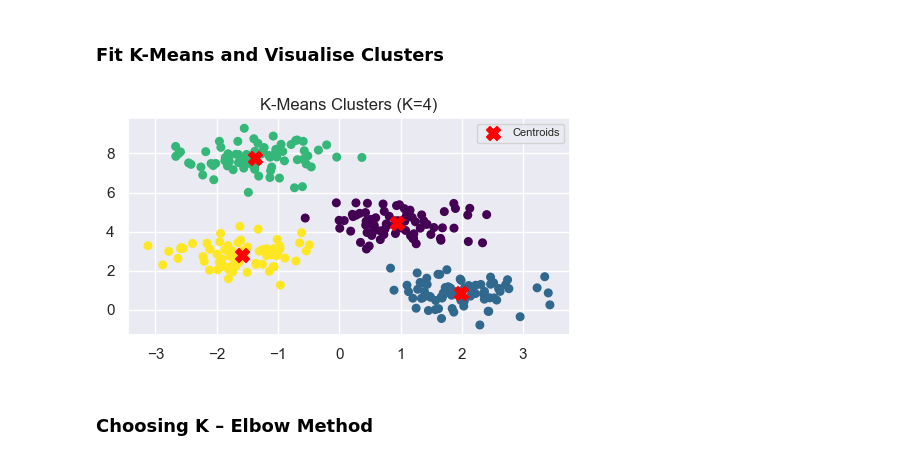
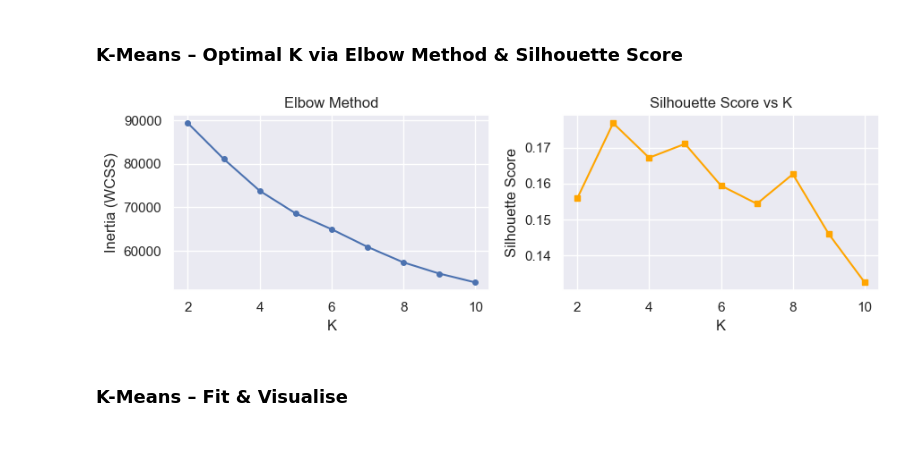
Before and after one commit to div-yan-shu-13/ML-Lab-Sem-6, a Jupyter notebook: Lab_08.ipynb, the cells around one changed output. Drawn from its saved outputs; the diff is of its cells as text; code cells hidden in the pictures.

```diff
--- a/Lab_08.ipynb
+++ b/Lab_08.ipynb
@@ -21,7 +30,17 @@ from ucimlrepo import fetch_ucirepo
 # %%
-X_blob, y_blob = make_blobs(n_samples=300, centers=4, cluster_std=0.60, random_state=0)
-plt.figure(figsize=(5, 3))
-plt.scatter(X_blob[:, 0], X_blob[:, 1], s=30, color='steelblue')
-plt.title('Raw Blob Data')
-plt.tight_layout(); plt.show()
+# Encode categorical 'purpose' column
+le = LabelEncoder()
+df['purpose_enc'] = le.fit_transform(df['purpose'])
+
+features = ['int.rate','installment','log.annual.inc','dti',
+            'fico','revol.bal','revol.util','inq.last.6mths',
+            'delinq.2yrs','pub.rec','purpose_enc']
+
+X = df[features].dropna()
+scaler = StandardScaler()
+X_scaled = scaler.fit_transform(X)
+
+pca = PCA(n_components=2, random_state=42)
+X_pca = pca.fit_transform(X_scaled)
+print(f'Variance explained by 2 PCs: {pca.explained_variance_ratio_.sum()*100:.2f}%')
 # %% [output]
@@ -29,18 +48,27 @@ plt.tight_layout(); plt.show()
 # %% [markdown]
-### Fit K-Means and Visualise Clusters
+### K-Means – Optimal K via Elbow Method & Silhouette Score
 # %%
-kmeans_blob = KMeans(n_clusters=4, random_state=0, n_init=10)
-y_kmeans = kmeans_blob.fit_predict(X_blob)
+k_range = range(2, 11)
+inertias, silhouettes = [], []
 
-plt.figure(figsize=(5, 3))
-plt.scatter(X_blob[:, 0], X_blob[:, 1], c=y_kmeans, s=30, cmap='viridis')
-plt.scatter(kmeans_blob.cluster_centers_[:, 0], kmeans_blob.cluster_centers_[:, 1],
-            c='red', s=100, marker='X', label='Centroids')
-plt.title('K-Means Clusters (K=4)')
-plt.legend(fontsize=8)
+for k in k_range:
+    km = KMeans(n_clusters=k, random_state=42, n_init=10)
+    labels = km.fit_predict(X_scaled)
+    inertias.append(km.inertia_)
+    silhouettes.append(silhouette_score(X_scaled, labels))
+
+fig, axes = plt.subplots(1, 2, figsize=(9, 3))
+axes[0].plot(k_range, inertias, marker='o', markersize=4)
+axes[0].set_xlabel('K'); axes[0].set_ylabel('Inertia (WCSS)')
+axes[0].set_title('Elbow Method')
+
+axes[1].plot(k_range, silhouettes, marker='s', color='orange', markersize=4)
+axes[1].set_xlabel('K'); axes[1].set_ylabel('Silhouette Score')
+axes[1].set_title('Silhouette Score vs K')
+
 plt.tight_layout(); plt.show()
 # %% [output]
-[figure, old version]
+[figure, new version]
 # %% [markdown]
-### Choosing K – Elbow Method
+### K-Means – Fit & Visualise
 # %%
```
Also changed, not shown: parts of 17 cells of this notebook, 1 other file.
